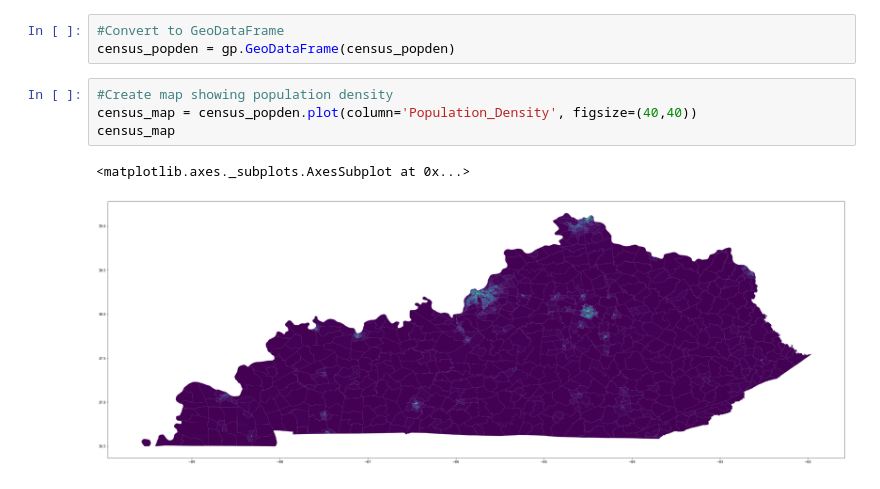
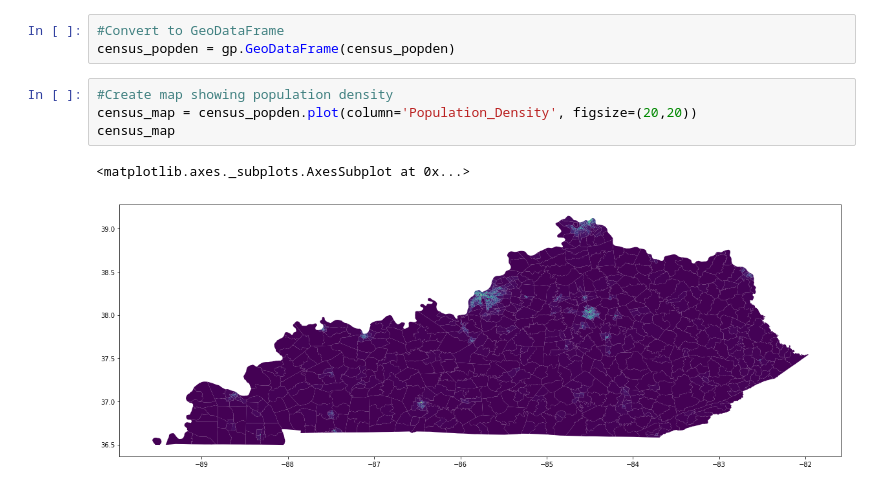
Before and after one commit to ryanrenfro14/ce599, a Jupyter notebook: 11-Grouping/groupby.ipynb, the cells around one changed output. Saved outputs shown, nothing was run; the diff lists cells and outputs as text.

```diff
--- a/11-Grouping/groupby.ipynb
+++ b/11-Grouping/groupby.ipynb
@@ -637,8 +637,8 @@ census_popden[:5]
 census_popden = gp.GeoDataFrame(census_popden)
 # %%
 #Create map showing population density
-census_map = census_popden.plot(column='Population_Density', figsize=(40,40))
+census_map = census_popden.plot(column='Population_Density', figsize=(20,20))
 census_map
 # %% [output]
 <matplotlib.axes._subplots.AxesSubplot at 0x...>
-[figure, old version]
+[figure, new version]
```
Also changed, not shown: parts of 1 cell of this notebook, 1 other file.
